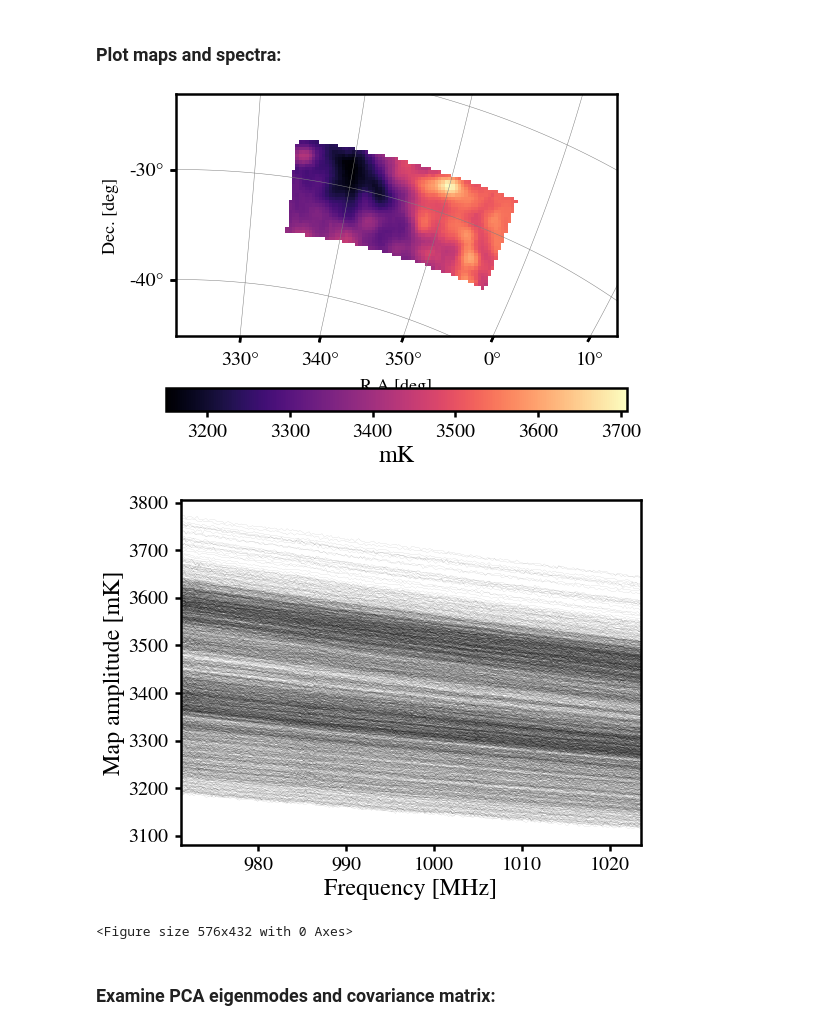
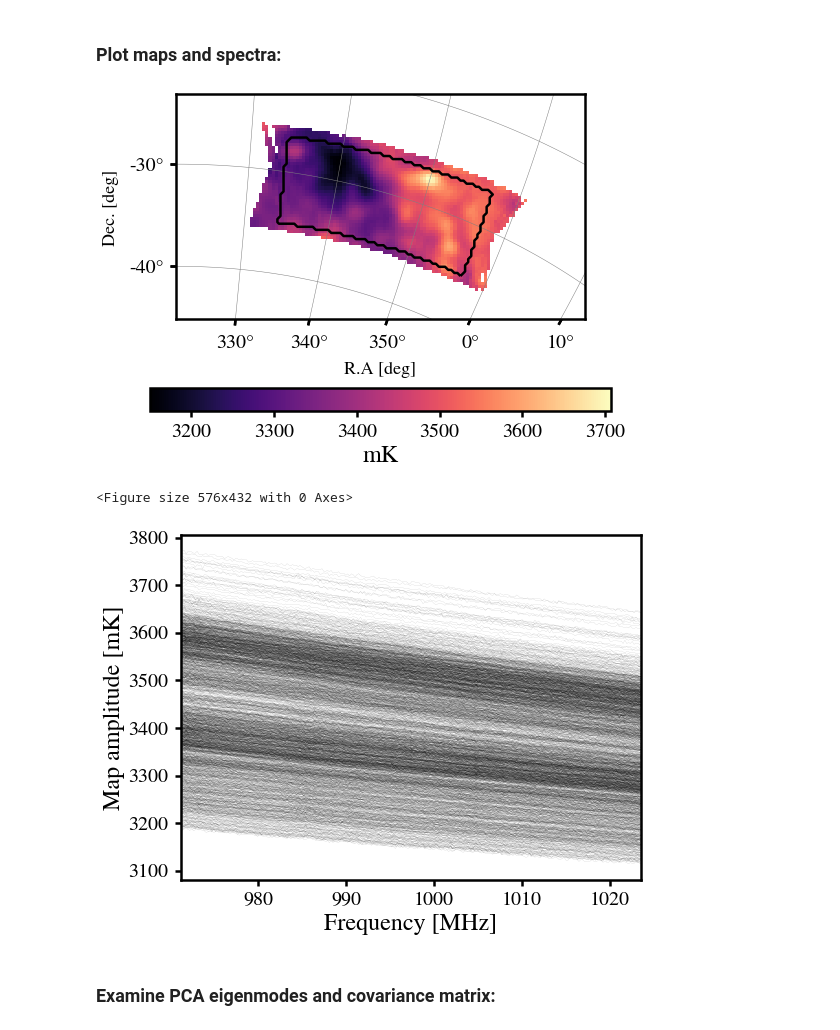
Before and after one commit to meerklass/meerpower, a Jupyter notebook: demo/demo_notebook.ipynb, the cells around one changed output. Cells and saved outputs as stored; diff of their text form; code cells hidden in the pictures.

```diff
--- a/demo/demo_notebook.ipynb
+++ b/demo/demo_notebook.ipynb
@@ -22,8 +36,8 @@ MKmap,w,W,counts,dims,ra,dec,nu,wproj = Init.ReadIn(map_file,counts_file)
 import cosmo
 nu_21cm = 1420.405751 #MHz
 zeff = (nu_21cm/np.median(nu)) - 1 # Effective redshift (redshift of median frequency)
-cosmo.SetCosmology(builtincosmo='Planck18',z=zeff)
-Pmod = cosmo.GetModelPk(zeff)
+cosmo.SetCosmology(builtincosmo='Planck18',z=zeff,UseCLASS=True)
+Pmod = cosmo.GetModelPk(zeff,kmax=25,UseCLASS=True) # high-kmax needed for large k-modes in NGP alisasing correction
 f = cosmo.f(zeff)
 sig_v = 0
 b_HI = 1.5
@@ -38,17 +52,22 @@ theta_FWHM,R_beam = telescope.getbeampars(D_dish,np.median(nu))
 MKmap,w,W,counts = Init.FilterIncompleteLoS(MKmap,w,W,counts)
 
 ### Trim map edges (can fine-tune boarders if needed):
-MKmap,w,W,counts = Init.MapTrim(MKmap,w,W,counts,ra,dec,ramin=334,ramax=357,decmin=-35,decmax=-26.5)
+raminMK,ramaxMK = 334,357
+decminMK,decmaxMK = -35,-26.5
+MKmap_untrim,W_untrim = np.copy(MKmap),np.copy(W) #before trimming, copy map to show impact of trim on map
+MKmap,w,W,counts = Init.MapTrim(ra,dec,MKmap,w,W,counts,ramin=raminMK,ramax=ramaxMK,decmin=decminMK,decmax=decmaxMK)
 # %% [markdown]
 ### Plot maps and spectra:
 # %%
-plot.Map(MKmap,W=W,map_ra=ra,map_dec=dec,wproj=wproj)
+plot.Map(MKmap_untrim,W=W_untrim,map_ra=ra,map_dec=dec,wproj=wproj)
+plt.contour(W[:,:,0].T, levels=[0.5], colors='black')
+
 plot.LoSspectra(MKmap,W=W,zaxis=nu,xlabel='Frequency [MHz]',lw=0.05)
 plt.show()
 # %% [output]
-[figure, old version]
+[figure, new version]
+<Figure size 576x432 with 0 Axes>
 [figure]
-<Figure size 576x432 with 0 Axes>
 # %% [markdown]
 ### Examine PCA eigenmodes and covariance matrix:
 # %%
```
Also changed, not shown: parts of 16 cells of this notebook, 8 other files.
